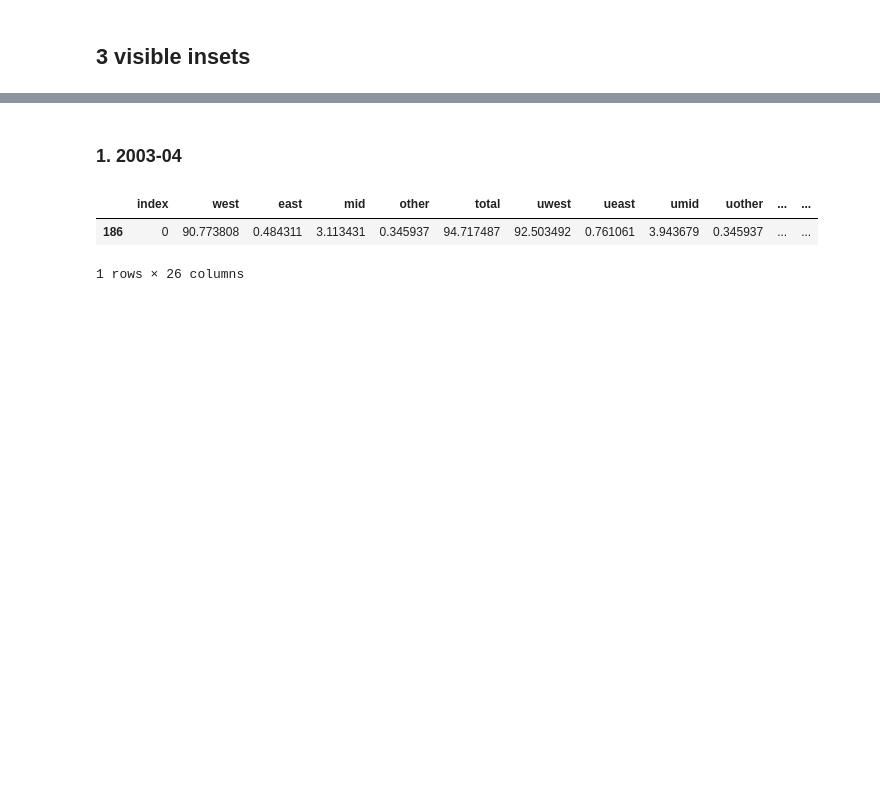
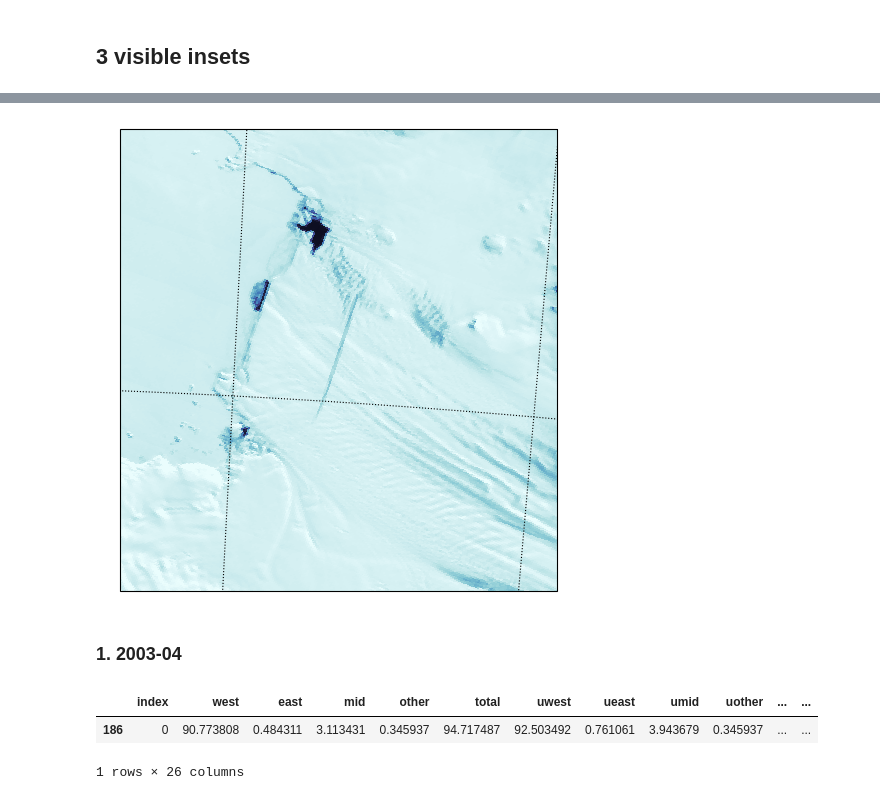
Before and after one commit to elenasavidge/polynyatimeseries, a Jupyter notebook: fig3.ipynb, the cells around one changed output, grey strips where cells are left out. Cells and saved outputs as stored; diff of their text form; code cells hidden in the pictures; blank space fills up the shorter version.

```diff
--- a/fig3.ipynb
+++ b/fig3.ipynb
@@ -428,3 +590,37 @@ plt.legend(fontsize=13);plt.xticks(fontsize=12);plt.yticks(fontsize=12)
+# %%
+# Make list of all MOD09 files in folder
+MODfiles = glob('../polynyatimeseries/20010202/MOD09.A2001033.1625.006.2015139215211.hdf')  #this one is used for area calc
+
+# Open first MODIS file and extract temperature, lats, lons
+mod09 = SD(MODfiles[0], SDC.READ)
+B1 = (mod09.select('250m Surface Reflectance Band 1')[:])
+#B31 = (mod09.select('BAND31')[:]/100)-273.15
+lat = mod09.select('Latitude')[:]
+lon = mod09.select('Longitude')[:]
+
+# upsample 1 km lat, lon to 250 m - to match resolution of visible bands
+lat250,lon250 = scipy.ndimage.zoom(lat, 4, order=1),scipy.ndimage.zoom(lon, 4, order=1)
+# %%
+# Plot
+llcrnrlat=-75.3;urcrnrlat=-74.55;llcrnrlon=-102.7;urcrnrlon=-100
+
+fig,ax = plt.subplots(figsize=(6,6)) # give two axes
+
+plt.axis('off')
+m = plt.axes(projection=ccrs.SouthPolarStereo(central_longitude=-105.0))
+m.set_extent([llcrnrlon, urcrnrlon, llcrnrlat, urcrnrlat], ccrs.PlateCarree())
+gl = m.gridlines(draw_labels=True,xlocs=[-110,-108,-106,-104,-102,-100],ylocs=[-75.5,-75,-74.5,-74,-73,-72,-71],y_inline=False,color='k',linestyle=':')
+gl.bottom_labels = gl.right_labels = gl.top_labels = gl.left_labels =  False
+
+data = m.pcolormesh(lon250,lat250,B1,transform=ccrs.PlateCarree(),cmap=cmocean.cm.ice,vmin=0,vmax=10000)
+#data = m.pcolormesh(lon,lat,B31,transform=ccrs.PlateCarree(),cmap=cmocean.cm.thermal,vmin=-30,vmax=0)
+
+#cb = plt.colorbar(data,fraction=0.045,pad=0.025,orientation='horizontal')#,shrink=0.84)
+#plt.savefig('max20010202.png', format='png',  bbox_inches="tight",dpi=400)
+
+#plt.tight_layout()
+# %% [output]
+[figure, added]
 # %% [markdown]
 ### 1. 2003-04
 # %%
```
Also changed, not shown: parts of 28 cells of this notebook, 1 other file.
